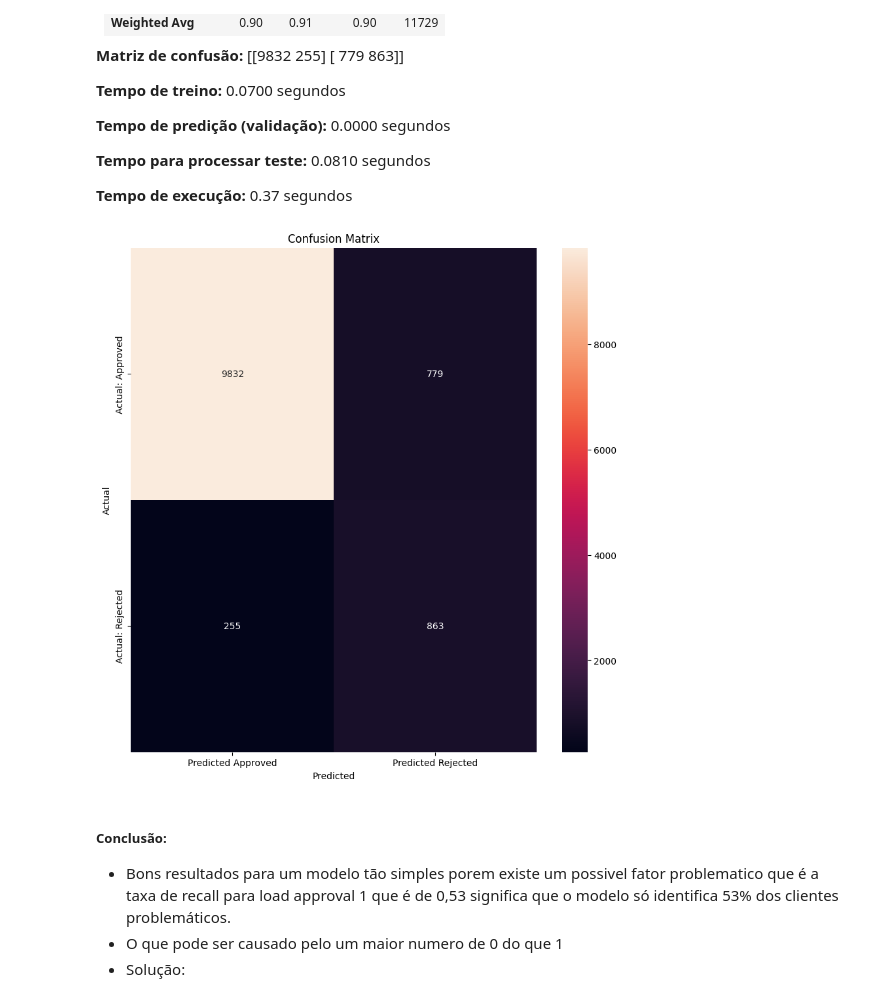
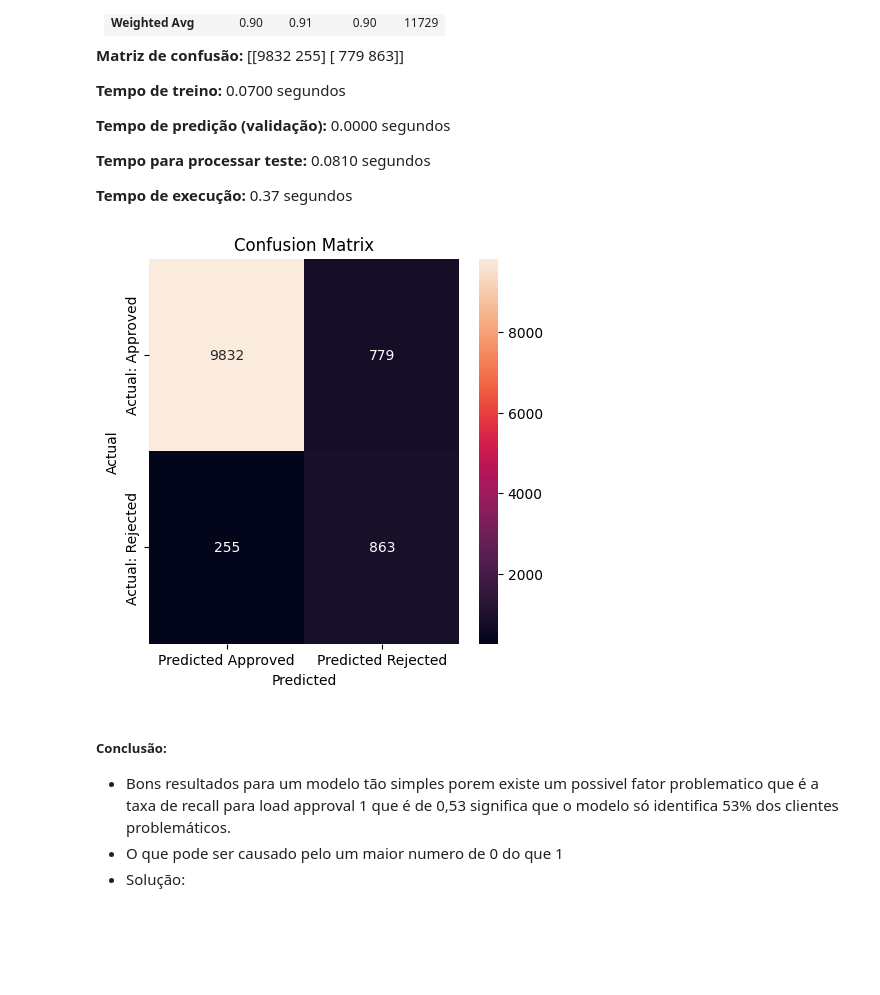
Before and after one commit to RodrigoPombo1/projeto-2-ia, a Jupyter notebook: notas_jupyter.ipynb, the cells around one changed output. Drawn from its saved outputs; the diff is of its cells as text; code cells hidden in the pictures; blank space fills up the shorter version.

```diff
--- a/notas_jupyter.ipynb
+++ b/notas_jupyter.ipynb
@@ -409,20 +441,20 @@ Tempo para processar teste: 0.1152 segundos
 # %%
 def confusion_matrix_plot(approved_true, approved_pred, rejected_true, rejected_pred):
     data = {
         'Predicted Approved': [approved_true, approved_pred],
         'Predicted Rejected': [rejected_true, rejected_pred]
     }
     df_cm = pd.DataFrame(data, index=['Actual: Approved', 'Actual: Rejected'])
-    plt.figure(figsize=(10, 10))
+    plt.figure(figsize=(5, 5))
     sns.heatmap(df_cm, annot=True, fmt='d')
     plt.title('Confusion Matrix')
     plt.xlabel('Predicted')
     plt.ylabel('Actual')
     plt.show()
 
 confusion_matrix_plot(9832, 255, 779, 863)
 # %% [output]
-[figure, old version]
+[figure, new version]
 # %% [markdown]
 ##### Conclusão:
 
```
Also changed, not shown: parts of 23 cells of this notebook.
